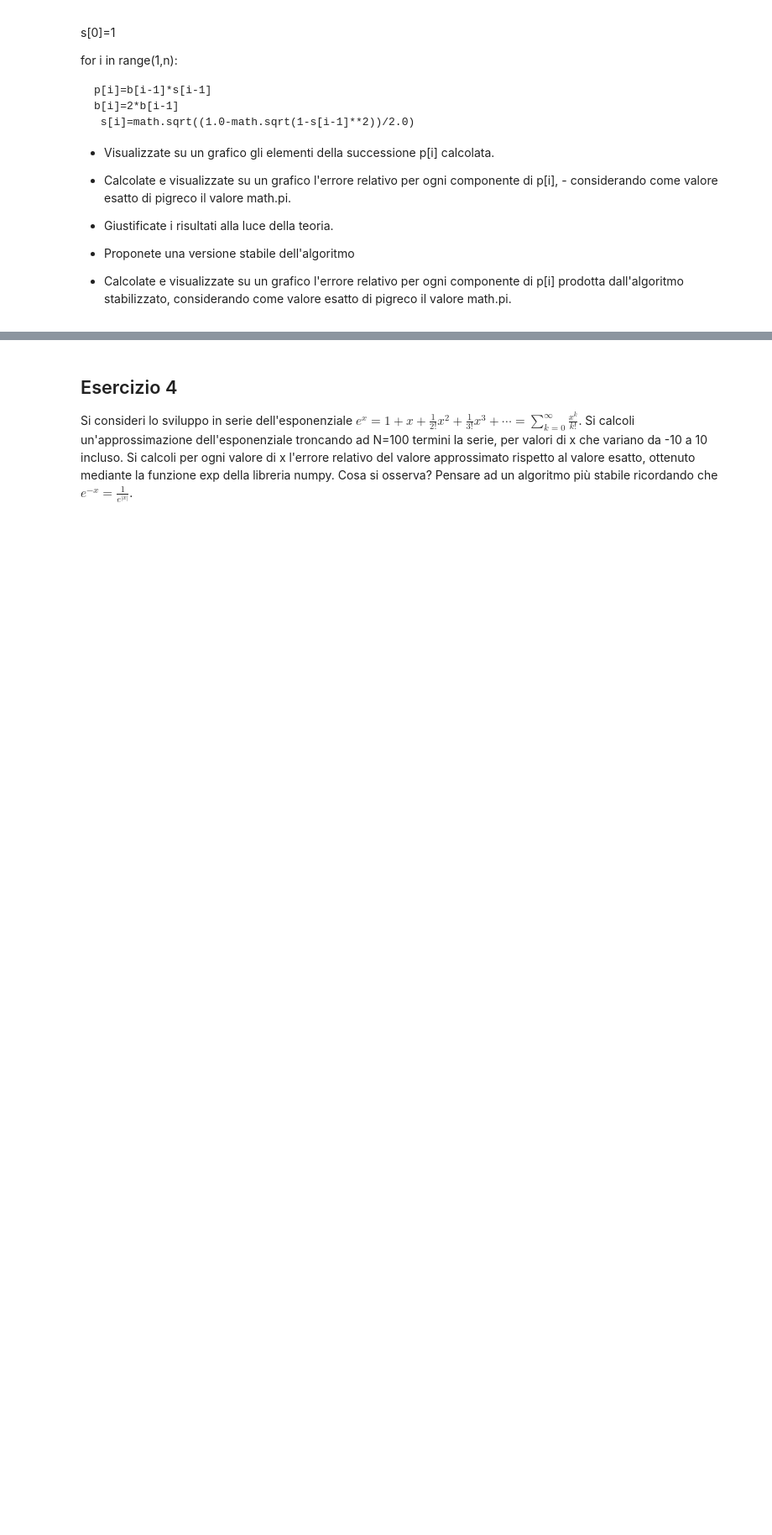
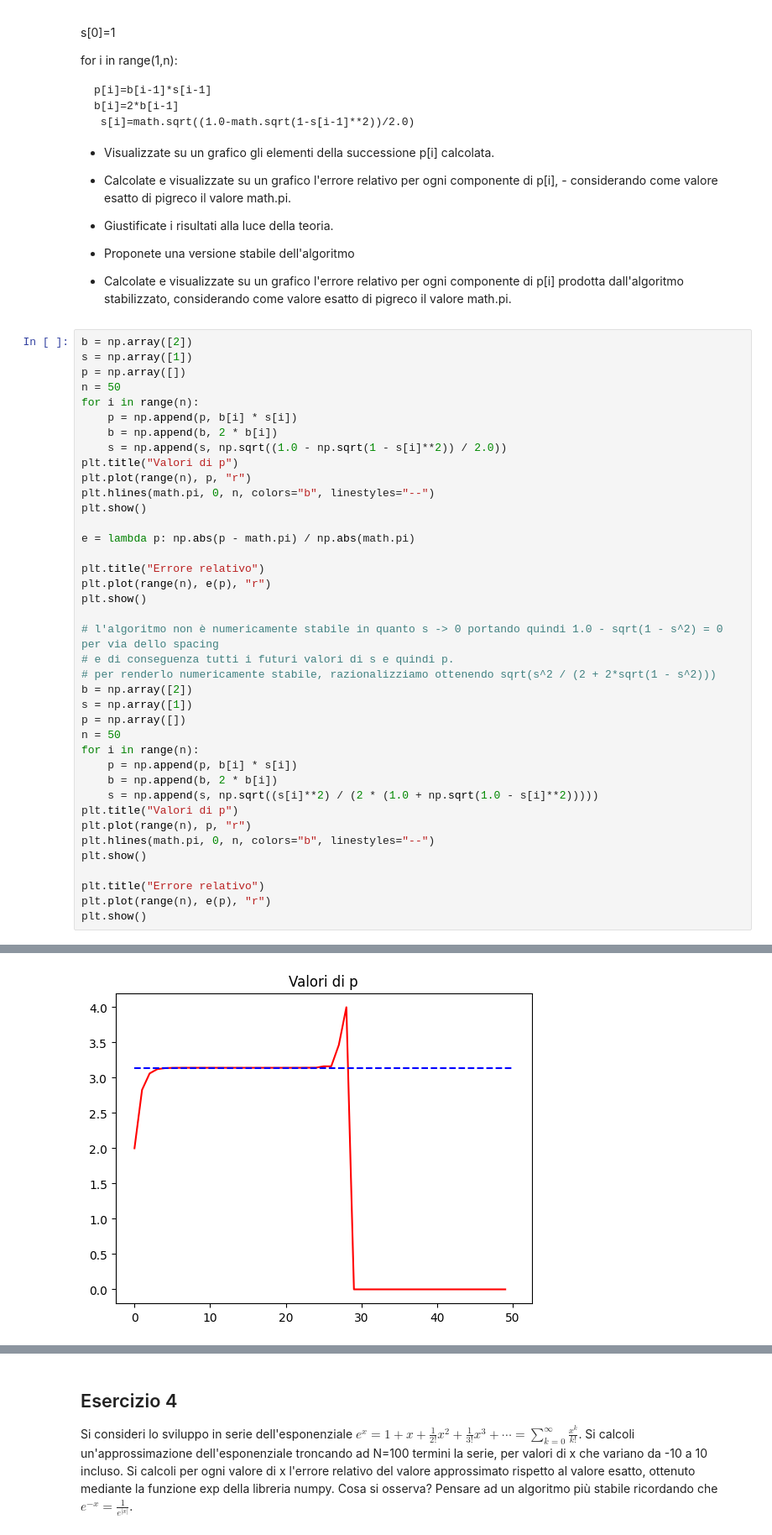
Before and after one commit to lspita/unibo-metodi-numerici-ia, a Jupyter notebook: lab05/Esercitazione5.ipynb, the cells around one changed output, grey strips where cells are left out. Shown: that part at 84% size. Drawn from its saved outputs; the diff is of its cells as text; blank space fills up the shorter version.

```diff
--- a/lab05/Esercitazione5.ipynb
+++ b/lab05/Esercitazione5.ipynb
@@ -57,3 +81,43 @@ for i in range(1,n):
 
 - Calcolate e visualizzate su un grafico l'errore relativo per ogni componente di p[i] prodotta dall'algoritmo stabilizzato, considerando come valore esatto di
 pigreco il valore math.pi.
+# %%
+b = np.array([2])
+s = np.array([1])
+p = np.array([])
+n = 50
+for i in range(n):
+    p = np.append(p, b[i] * s[i])
+    b = np.append(b, 2 * b[i])
+    s = np.append(s, np.sqrt((1.0 - np.sqrt(1 - s[i]**2)) / 2.0))
+plt.title("Valori di p")
+plt.plot(range(n), p, "r")
+plt.hlines(math.pi, 0, n, colors="b", linestyles="--")
+plt.show()
+
+e = lambda p: np.abs(p - math.pi) / np.abs(math.pi)
+
+plt.title("Errore relativo")
+plt.plot(range(n), e(p), "r")
+plt.show()
+
+# l'algoritmo non è numericamente stabile in quanto s -> 0 portando quindi 1.0 - sqrt(1 - s^2) = 0 per via dello spacing
+# e di conseguenza tutti i futuri valori di s e quindi p.
+# per renderlo numericamente stabile, razionalizziamo ottenendo sqrt(s^2 / (2 + 2*sqrt(1 - s^2)))
+b = np.array([2])
+s = np.array([1])
+p = np.array([])
+n = 50
+for i in range(n):
+    p = np.append(p, b[i] * s[i])
+    b = np.append(b, 2 * b[i])
+    s = np.append(s, np.sqrt((s[i]**2) / (2 * (1.0 + np.sqrt(1.0 - s[i]**2)))))
+plt.title("Valori di p")
+plt.plot(range(n), p, "r")
+plt.hlines(math.pi, 0, n, colors="b", linestyles="--")
+plt.show()
+
+plt.title("Errore relativo")
+plt.plot(range(n), e(p), "r")
+plt.show()
+# %% [output]
@@ -59,0 +133 @@ pigreco il valore math.pi.
+[figure, added]
```
Also changed, not shown: parts of 6 cells of this notebook, 4 other files.
